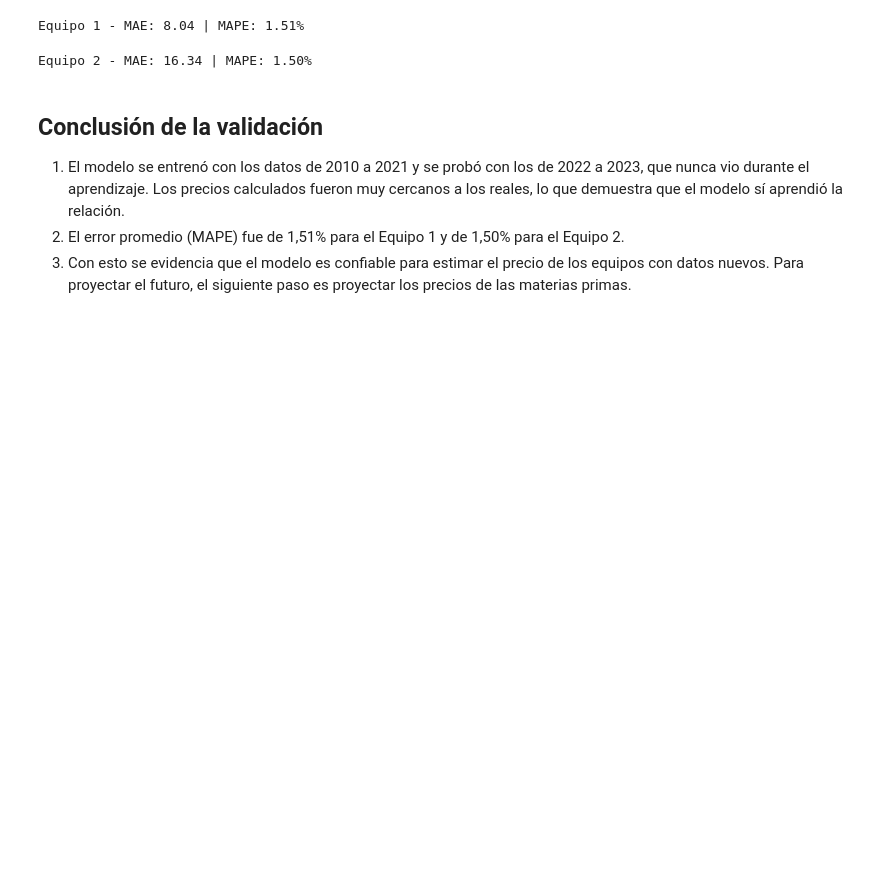
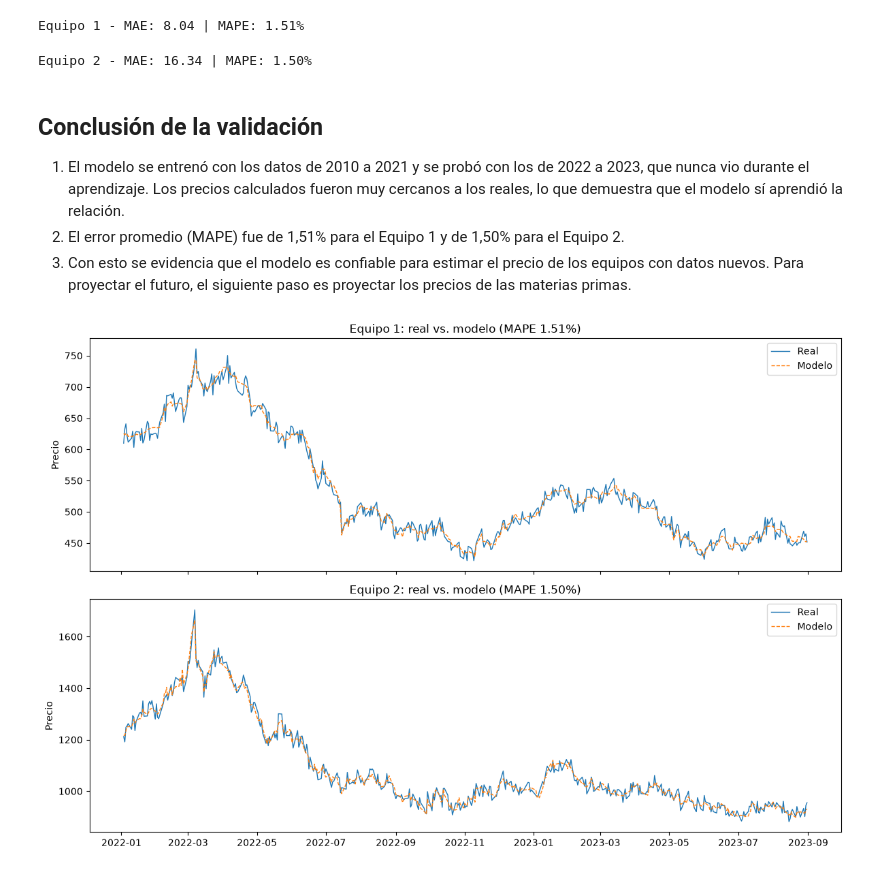
Before and after one commit to secasospina/pronostico-costos-equipos, a Jupyter notebook: notebooks/03_modelo_relacion.ipynb, the cells around one changed output. Drawn from its saved outputs; the diff is of its cells as text; code cells hidden in the pictures; blank space fills up the shorter version.

Commit message:
feat: gráfica de validación real vs. modelo

```diff
--- a/notebooks/03_modelo_relacion.ipynb
+++ b/notebooks/03_modelo_relacion.ipynb
@@ -125,3 +126,23 @@ Equipo 2 - MAE: 16.34 | MAPE: 1.50%
 1. El modelo se entrenó con los datos de 2010 a 2021 y se probó con los de 2022 a 2023, que nunca vio durante el aprendizaje. Los precios calculados fueron muy cercanos a los reales, lo que demuestra que el modelo sí aprendió la relación.
 2. El error promedio (MAPE) fue de 1,51% para el Equipo 1 y de 1,50% para el Equipo 2.
 3. Con esto se evidencia que el modelo es confiable para estimar el precio de los equipos con datos nuevos. Para proyectar el futuro, el siguiente paso es proyectar los precios de las materias primas.
+# %%
+fig, axes = plt.subplots(2, 1, figsize=(12, 8), sharex=True)
+
+axes[0].plot(prueba["Date"], prueba["Price_Equipo1"], label="Real", linewidth=1)
+axes[0].plot(prueba["Date"], prediccion_eq1, label="Modelo", linewidth=1, linestyle="--")
+axes[0].set_title(f"Equipo 1: real vs. modelo (MAPE {mape_eq1:.2%})")
+axes[0].set_ylabel("Precio")
+axes[0].legend()
+
+axes[1].plot(prueba["Date"], prueba["Price_Equipo2"], label="Real", linewidth=1)
+axes[1].plot(prueba["Date"], prediccion_eq2, label="Modelo", linewidth=1, linestyle="--")
+axes[1].set_title(f"Equipo 2: real vs. modelo (MAPE {mape_eq2:.2%})")
+axes[1].set_ylabel("Precio")
+axes[1].legend()
+
+plt.tight_layout()
+plt.savefig("../reports/figures/03_validacion_real_vs_modelo.png", dpi=150)
+plt.show()
+# %% [output]
+[figure, added]
```
Also changed, not shown: parts of 4 cells of this notebook, 1 other file.
